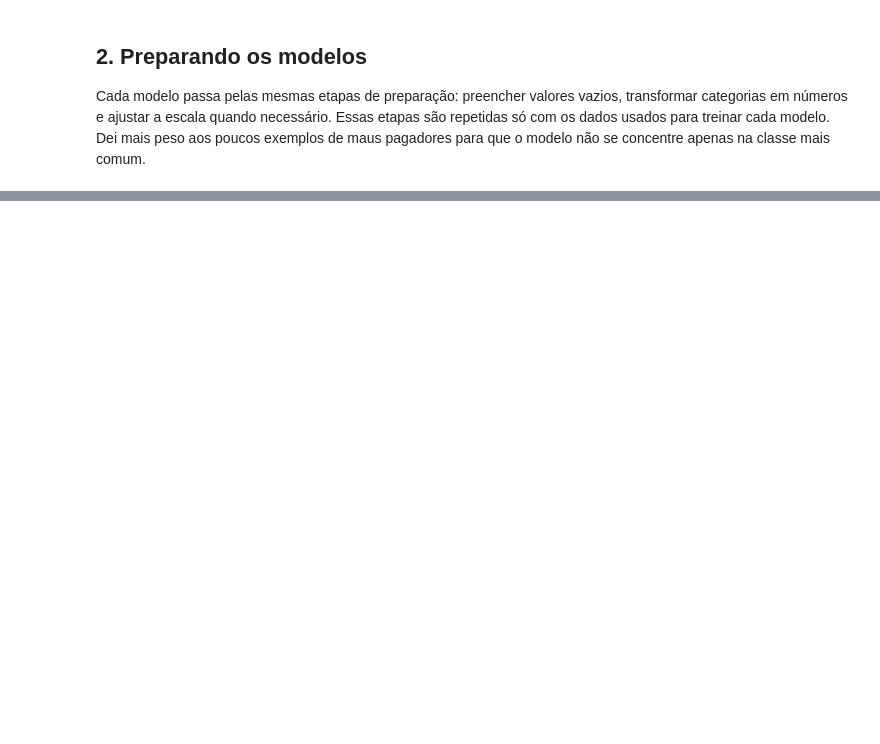
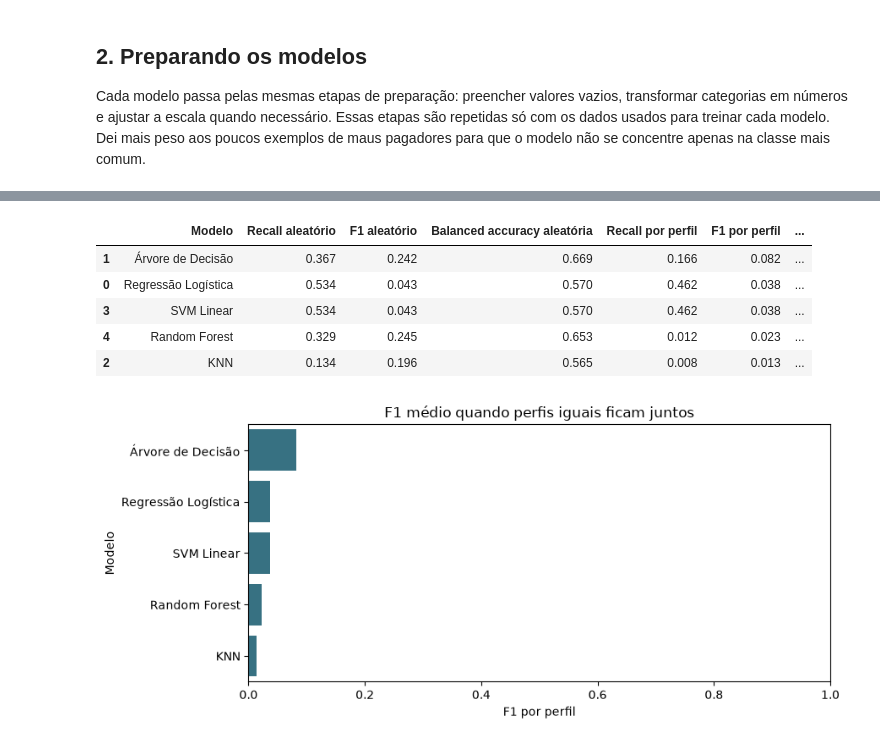
Before and after one commit to stephaneeao-cmd/postech-tech-challenge-fase2-template, a Jupyter notebook: notebooks/03_modelagem.ipynb, the cells around one changed output, grey strips where cells are left out. Drawn from its saved outputs; the diff is of its cells as text; code cells hidden in the pictures; blank space fills up the shorter version.

```diff
--- a/notebooks/03_modelagem.ipynb
+++ b/notebooks/03_modelagem.ipynb
@@ -13,9 +13,11 @@ RANDOM_STATE = 42
 PROCESSED = Path("..") / "data" / "processed"
 RESULTS = Path("..") / "results"
 FIGURES = RESULTS / "figures"
+METRICS_DIR = RESULTS / "metrics"
 TARGET = "TARGET"
 
 FIGURES.mkdir(parents=True, exist_ok=True)
+METRICS_DIR.mkdir(parents=True, exist_ok=True)
 pd.set_option("display.max_columns", None)
 # %%
 df = pd.read_csv(PROCESSED / "dataset_tratado.csv")
@@ -145,0 +160,53 @@ A Random Forest teve o maior F1 médio (0,290), seguida de perto pela Árvore de
+# %%
+from sklearn.model_selection import StratifiedKFold, cross_validate
+
+scoring = {
+    "recall": "recall",
+    "f1": "f1",
+    "balanced_accuracy": "balanced_accuracy",
+}
+cv_aleatoria = StratifiedKFold(n_splits=3, shuffle=True, random_state=RANDOM_STATE)
+cv_perfis = StratifiedGroupKFold(n_splits=3, shuffle=True, random_state=RANDOM_STATE)
+resultados = []
+
+for nome, modelo in modelos.items():
+    scores_aleatorios = cross_validate(
+        modelo, X_train, y_train, cv=cv_aleatoria, scoring=scoring, n_jobs=1
+    )
+    scores_perfis = cross_validate(
+        modelo,
+        X_train,
+        y_train,
+        cv=cv_perfis,
+        groups=groups_train,
+        scoring=scoring,
+        n_jobs=1,
+    )
+    resultados.append({
+        "Modelo": nome,
+        "Recall aleatório": scores_aleatorios["test_recall"].mean(),
+        "F1 aleatório": scores_aleatorios["test_f1"].mean(),
+        "Balanced accuracy aleatória": scores_aleatorios["test_balanced_accuracy"].mean(),
+        "Recall por perfil": scores_perfis["test_recall"].mean(),
+        "F1 por perfil": scores_perfis["test_f1"].mean(),
+        "Balanced accuracy por perfil": scores_perfis["test_balanced_accuracy"].mean(),
+    })
+
+df_resultados = pd.DataFrame(resultados).sort_values("F1 por perfil", ascending=False)
+display(df_resultados.round(3))
+fig, ax = plt.subplots(figsize=(9, 4))
+sns.barplot(data=df_resultados, x="F1 por perfil", y="Modelo", color="#2a788e", ax=ax)
+ax.set_xlim(0, 1)
+ax.set_title("F1 médio quando perfis iguais ficam juntos")
+fig.tight_layout()
+fig.savefig(FIGURES / "05_comparacao_modelos.png", dpi=160, bbox_inches="tight")
+plt.show()
+df_resultados.to_csv(METRICS_DIR / "validacao_cruzada.csv", index=False)
+# %% [output]
+|  | Modelo | Recall aleatório | F1 aleatório | Balanced accuracy aleatória | Recall por perfil | F1 por perfil | ... |
+| 1 | Árvore de Decisão | 0.367 | 0.242 | 0.669 | 0.166 | 0.082 | ... |
+| 0 | Regressão Logística | 0.534 | 0.043 | 0.570 | 0.462 | 0.038 | ... |
+| 3 | SVM Linear | 0.534 | 0.043 | 0.570 | 0.462 | 0.038 | ... |
+| 4 | Random Forest | 0.329 | 0.245 | 0.653 | 0.012 | 0.023 | ... |
+| 2 | KNN | 0.134 | 0.196 | 0.565 | 0.008 | 0.013 | ... |
+[figure, added]
```
Also changed, not shown: parts of 10 cells of this notebook, 13 other files.
